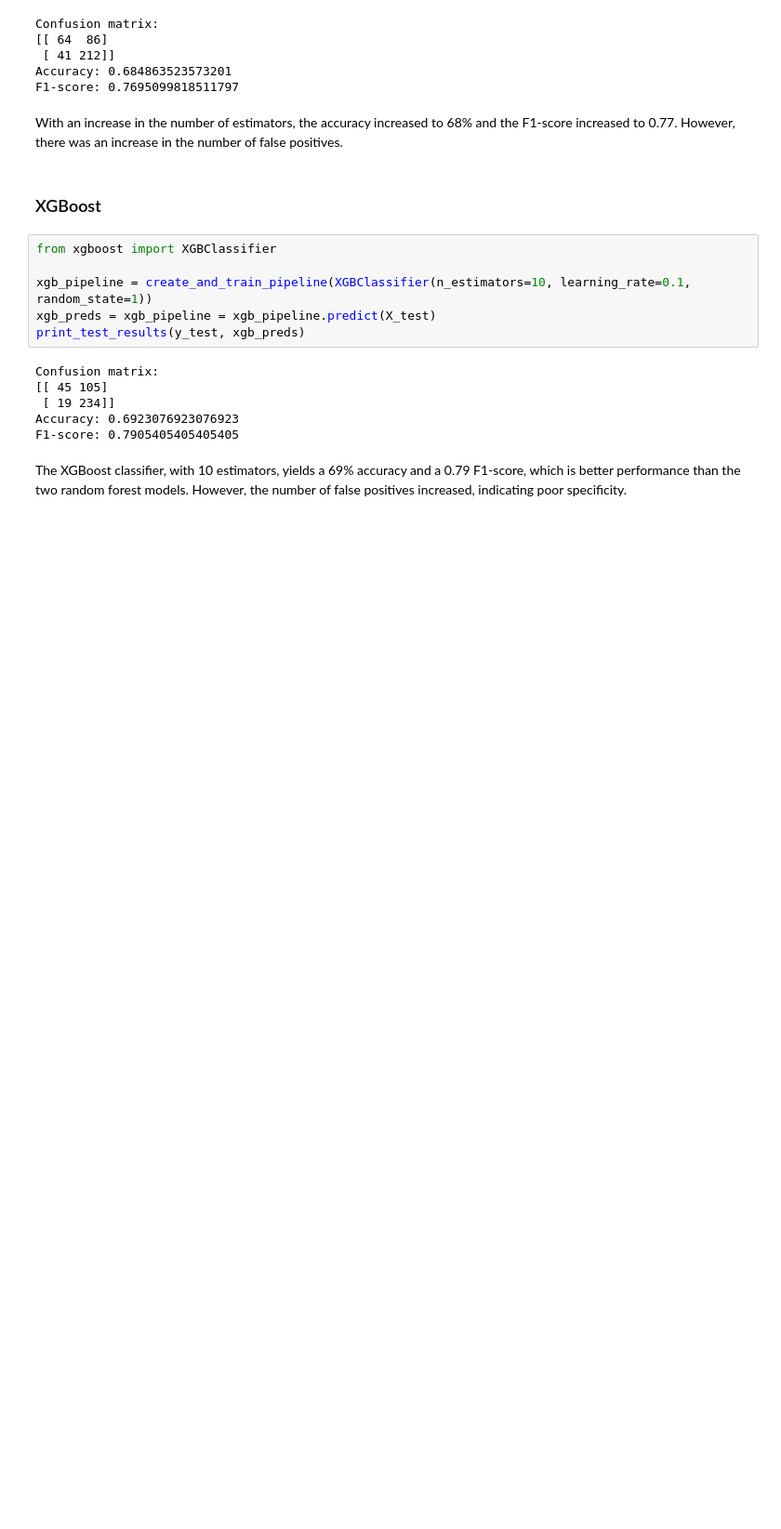
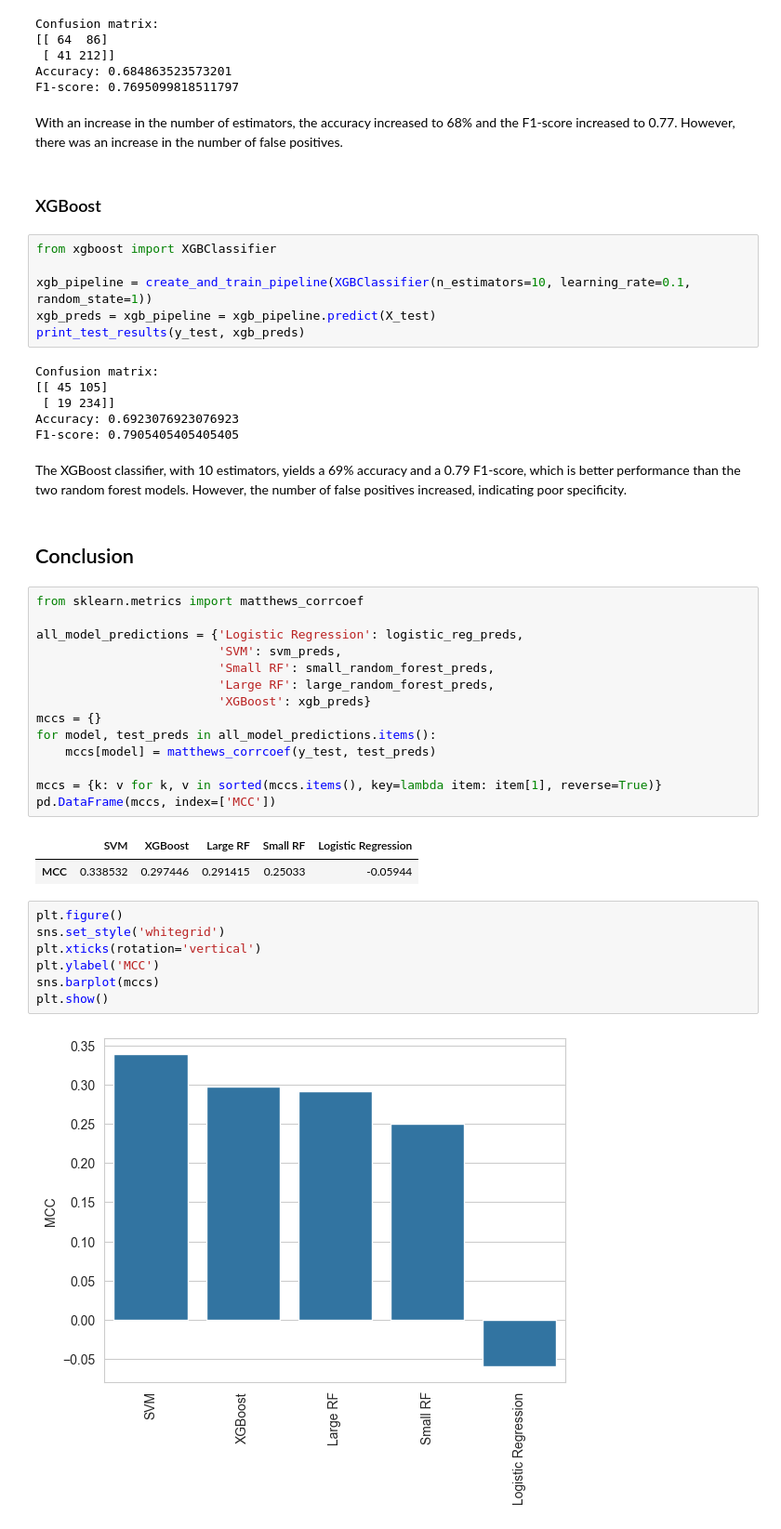
Before and after one commit to Nielam-Dass/Water-Potability-Analysis, a Jupyter notebook: Water_Potability_Data_Analysis.ipynb, the cells around one changed output. Shown at 93% size. Cells and saved outputs as stored; diff of their text form; blank space fills up the shorter version.

Commit message:
Added MCC performance metrics

```diff
--- a/Water_Potability_Data_Analysis.ipynb
+++ b/Water_Potability_Data_Analysis.ipynb
@@ -402,3 +402,31 @@ Accuracy: 0.6923076923076923
 F1-score: 0.7905405405405405
 # %% [markdown]
 The XGBoost classifier, with 10 estimators, yields a 69% accuracy and a 0.79 F1-score, which is better performance than the two random forest models. However, the number of false positives increased, indicating poor specificity.
+# %% [markdown]
+## Conclusion
+# %%
+from sklearn.metrics import matthews_corrcoef
+
+all_model_predictions = {'Logistic Regression': logistic_reg_preds,
+                         'SVM': svm_preds,
+                         'Small RF': small_random_forest_preds,
+                         'Large RF': large_random_forest_preds,
+                         'XGBoost': xgb_preds}
+mccs = {}
+for model, test_preds in all_model_predictions.items():
+    mccs[model] = matthews_corrcoef(y_test, test_preds)
+
+mccs = {k: v for k, v in sorted(mccs.items(), key=lambda item: item[1], reverse=True)}
+pd.DataFrame(mccs, index=['MCC'])
+# %% [output]
+|  | SVM | XGBoost | Large RF | Small RF | Logistic Regression |
+| MCC | 0.338532 | 0.297446 | 0.291415 | 0.25033 | -0.05944 |
+# %%
+plt.figure()
+sns.set_style('whitegrid')
+plt.xticks(rotation='vertical')
+plt.ylabel('MCC')
+sns.barplot(mccs)
+plt.show()
+# %% [output]
+[figure, added]
```
Also changed, not shown: parts of 1 cell of this notebook.
